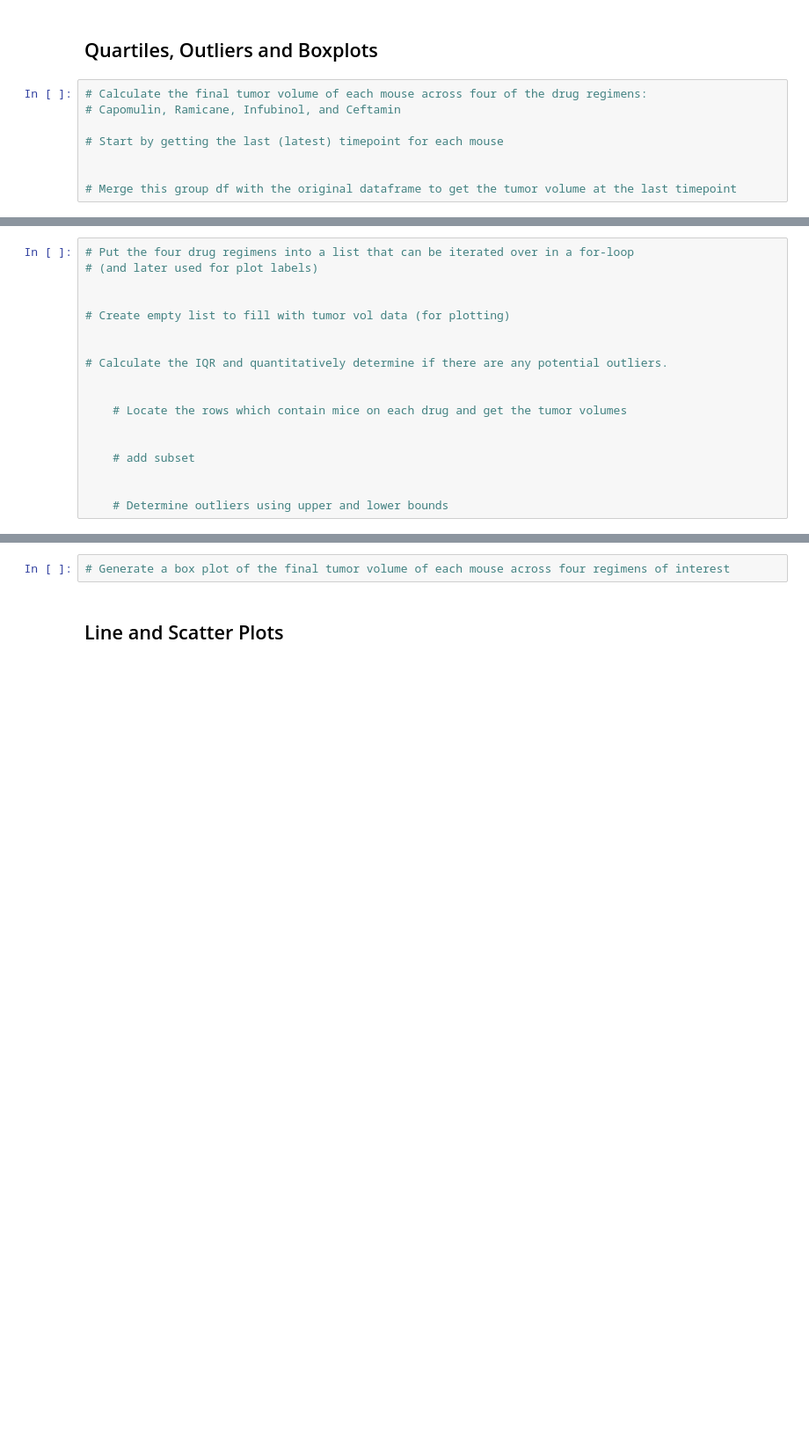
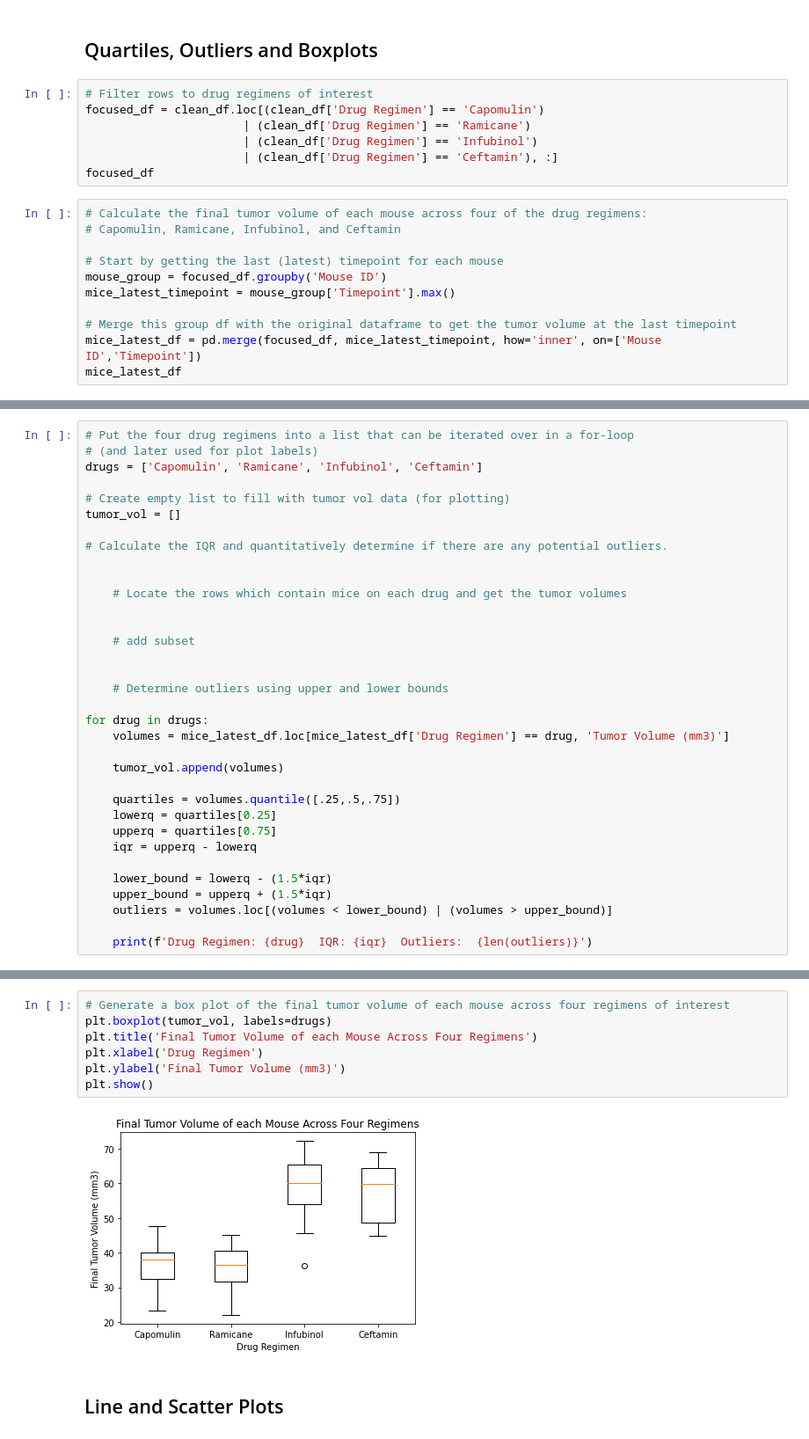
Before and after one commit to siekmeierpaul/matplotlib-challenge, a Jupyter notebook: Pymaceuticals/pymaceuticals_homework.ipynb, the cells around one changed output, grey strips where cells are left out. Shown at 88% size. Drawn from its saved outputs; the diff is of its cells as text; blank space fills up the shorter version.

```diff
--- a/Pymaceuticals/pymaceuticals_homework.ipynb
+++ b/Pymaceuticals/pymaceuticals_homework.ipynb
@@ -156,10 +150,20 @@ plt.show()
 # %% [markdown]
 ## Quartiles, Outliers and Boxplots
+# %%
+# Filter rows to drug regimens of interest
+focused_df = clean_df.loc[(clean_df['Drug Regimen'] == 'Capomulin')
+                       | (clean_df['Drug Regimen'] == 'Ramicane')
+                       | (clean_df['Drug Regimen'] == 'Infubinol')
+                       | (clean_df['Drug Regimen'] == 'Ceftamin'), :]
+focused_df
 # %%
 # Calculate the final tumor volume of each mouse across four of the drug regimens:
 # Capomulin, Ramicane, Infubinol, and Ceftamin
 
 # Start by getting the last (latest) timepoint for each mouse
-
+mouse_group = focused_df.groupby('Mouse ID')
+mice_latest_timepoint = mouse_group['Timepoint'].max()
 
 # Merge this group df with the original dataframe to get the tumor volume at the last timepoint
+mice_latest_df = pd.merge(focused_df, mice_latest_timepoint, how='inner', on=['Mouse ID','Timepoint'])
+mice_latest_df
@@ -166,10 +184,10 @@ plt.show()
 # %%
 # Put the four drug regimens into a list that can be iterated over in a for-loop
 # (and later used for plot labels)
-
+drugs = ['Capomulin', 'Ramicane', 'Infubinol', 'Ceftamin']
 
 # Create empty list to fill with tumor vol data (for plotting)
-
+tumor_vol = []
 
 # Calculate the IQR and quantitatively determine if there are any potential outliers.
 
@@ -181,3 +199,19 @@ plt.show()
 
 
     # Determine outliers using upper and lower bounds
+
+for drug in drugs:
+    volumes = mice_latest_df.loc[mice_latest_df['Drug Regimen'] == drug, 'Tumor Volume (mm3)']
+
+    tumor_vol.append(volumes)
+
+    quartiles = volumes.quantile([.25,.5,.75])
+    lowerq = quartiles[0.25]
+    upperq = quartiles[0.75]
+    iqr = upperq - lowerq
+
+    lower_bound = lowerq - (1.5*iqr)
+    upper_bound = upperq + (1.5*iqr)
+    outliers = volumes.loc[(volumes < lower_bound) | (volumes > upper_bound)]
+
+    print(f'Drug Regimen: {drug}  IQR: {iqr}  Outliers:  {len(outliers)}')
@@ -184,4 +223,11 @@ plt.show()
 # %%
 # Generate a box plot of the final tumor volume of each mouse across four regimens of interest
+plt.boxplot(tumor_vol, labels=drugs)
+plt.title('Final Tumor Volume of each Mouse Across Four Regimens')
+plt.xlabel('Drug Regimen')
+plt.ylabel('Final Tumor Volume (mm3)')
+plt.show()
+# %% [output]
+[figure, added]
 # %% [markdown]
 ## Line and Scatter Plots
```
Also changed, not shown: parts of 10 cells of this notebook.
